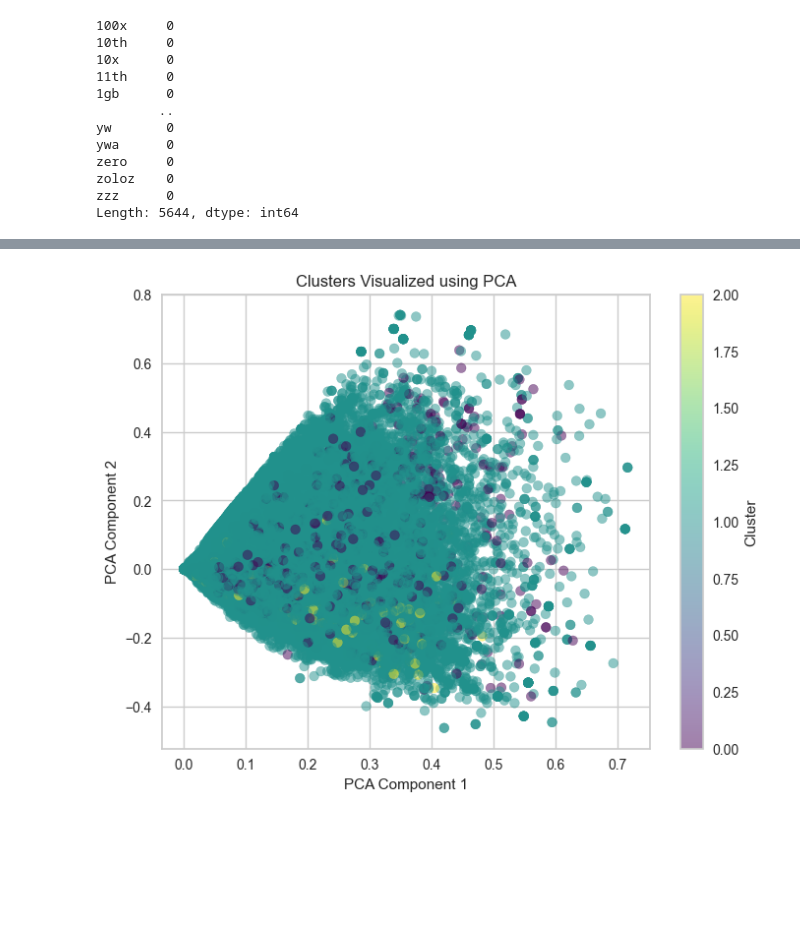
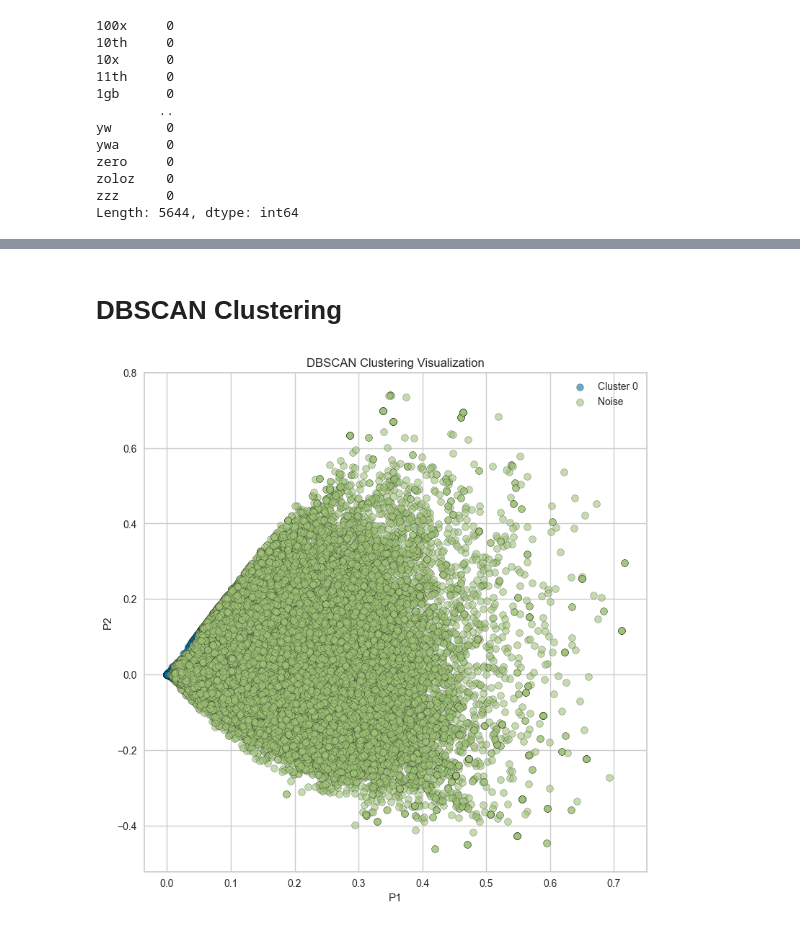
Before and after one commit to Nabizen/CCADMACL_PROJECT_COM222, a Jupyter notebook: gcash_clustering.ipynb, the cells around one changed output, grey strips where cells are left out. Cells and saved outputs as stored; diff of their text form; code cells hidden in the pictures; blank space fills up the shorter version.

Commit message:
Added DBSCAN

```diff
--- a/gcash_clustering.ipynb
+++ b/gcash_clustering.ipynb
@@ -398,10 +375,39 @@ plt.show()
 # %%
-plt.figure(figsize=(8,6))
-plt.scatter(X_svd[:,0], X_svd[:,1], c=df['cluster'], cmap='viridis', alpha=0.5)
-plt.colorbar(label="Cluster")
-plt.xlabel("PCA Component 1")
-plt.ylabel("PCA Component 2")
-plt.title("Clusters Visualized using PCA")
-plt.show()
+# plt.figure(figsize=(8,6))
+# plt.scatter(X_svd[:,0], X_svd[:,1], c=df['cluster'], cmap='viridis', alpha=0.5)
+# plt.colorbar(label="Cluster")
+# plt.xlabel("PCA Component 1")
+# plt.ylabel("PCA Component 2")
+# plt.title("Clusters Visualized using PCA")
+# plt.show()
-# %% [output]
-[figure, removed]
+# %% [markdown]
+# DBSCAN Clustering
+# %%
+radius = 0.50
+core_point_samples = 1000
+# %%
+from sklearn.cluster import DBSCAN
+
+db_default = DBSCAN(eps=radius, min_samples=core_point_samples).fit(X_svd)
+labels = db_default.labels_
+# %%
+# Unique labels (clusters + noise)
+unique_labels = set(labels)
+colours = plt.cm.get_cmap("tab10", len(unique_labels))  # Use a colormap
+
+# Scatter plot with dynamic colors
+plt.figure(figsize=(9, 9))
+
+for label in unique_labels:
+    cluster_points = X_svd[labels == label]
+    plt.scatter(cluster_points[:, 0], cluster_points[:, 1],
+                label=f'Cluster {label}' if label != -1 else 'Noise',
+                alpha=0.6, edgecolors='k')
+
+plt.xlabel('P1')
+plt.ylabel('P2')
+plt.title('DBSCAN Clustering Visualization')
+plt.legend()
+plt.show()
+# %% [output]
+[figure, added]
```
Also changed, not shown: parts of 12 cells of this notebook.
